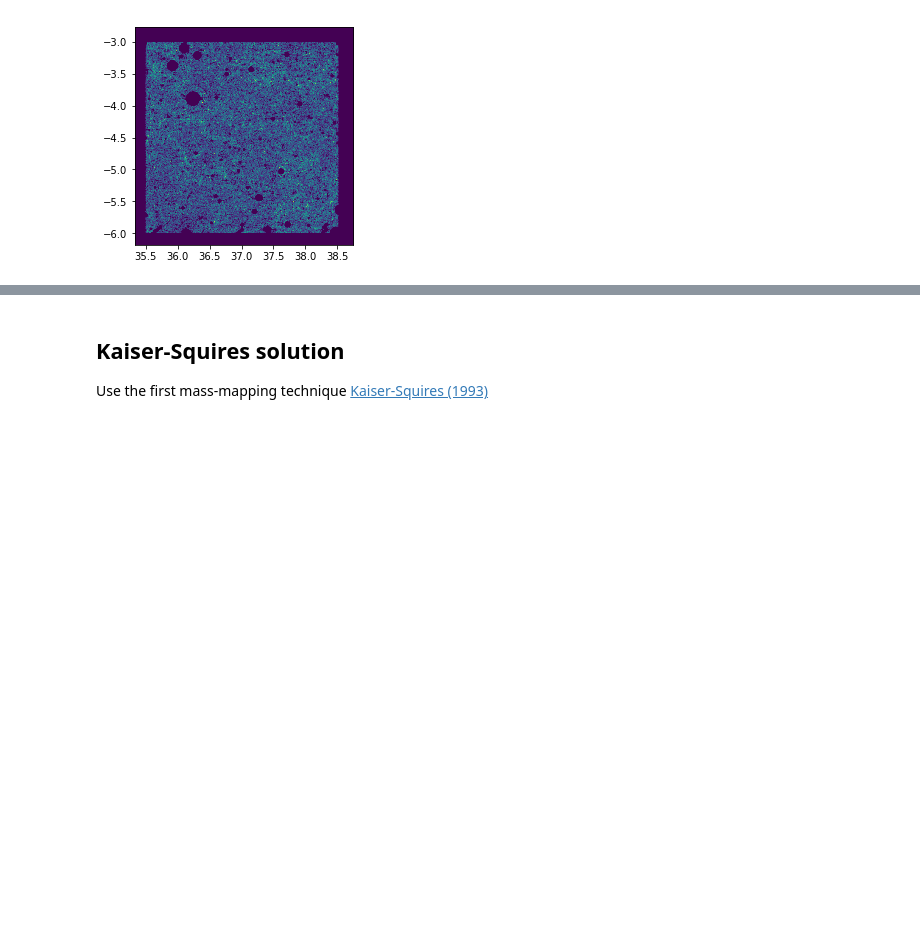
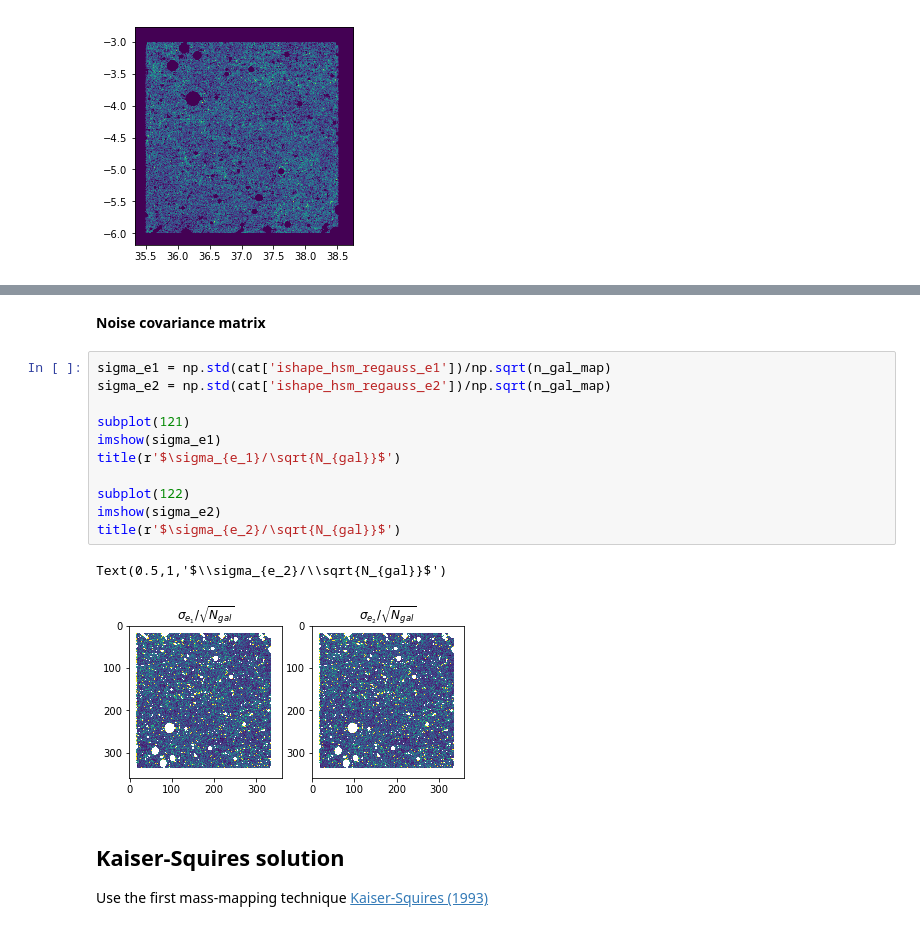
Before and after one commit to EiffL/Quarks2CosmosDataChallenge, a Jupyter notebook: notebooks/Lensing-challenge.ipynb, the cells around one changed output, grey strips where cells are left out. Drawn from its saved outputs; the diff is of its cells as text; blank space fills up the shorter version.

```diff
--- a/notebooks/Lensing-challenge.ipynb
+++ b/notebooks/Lensing-challenge.ipynb
@@ -79,3 +136,19 @@ imshow(n_gal_map, origin='lower', extent=get_extend_radec(resolution, width,ra,
+# %% [markdown]
+**Noise covariance matrix**
+# %%
+sigma_e1 = np.std(cat['ishape_hsm_regauss_e1'])/np.sqrt(n_gal_map)
+sigma_e2 = np.std(cat['ishape_hsm_regauss_e2'])/np.sqrt(n_gal_map)
+
+subplot(121)
+imshow(sigma_e1)
+title(r'$\sigma_{e_1}/\sqrt{N_{gal}}$')
+
+subplot(122)
+imshow(sigma_e2)
+title(r'$\sigma_{e_2}/\sqrt{N_{gal}}$')
+# %% [output]
+Text(0.5,1,'$\\sigma_{e_2}/\\sqrt{N_{gal}}$')
+[figure, added]
 # %% [markdown]
 ## Kaiser-Squires solution
 
```
Also changed, not shown: parts of 9 cells of this notebook.
